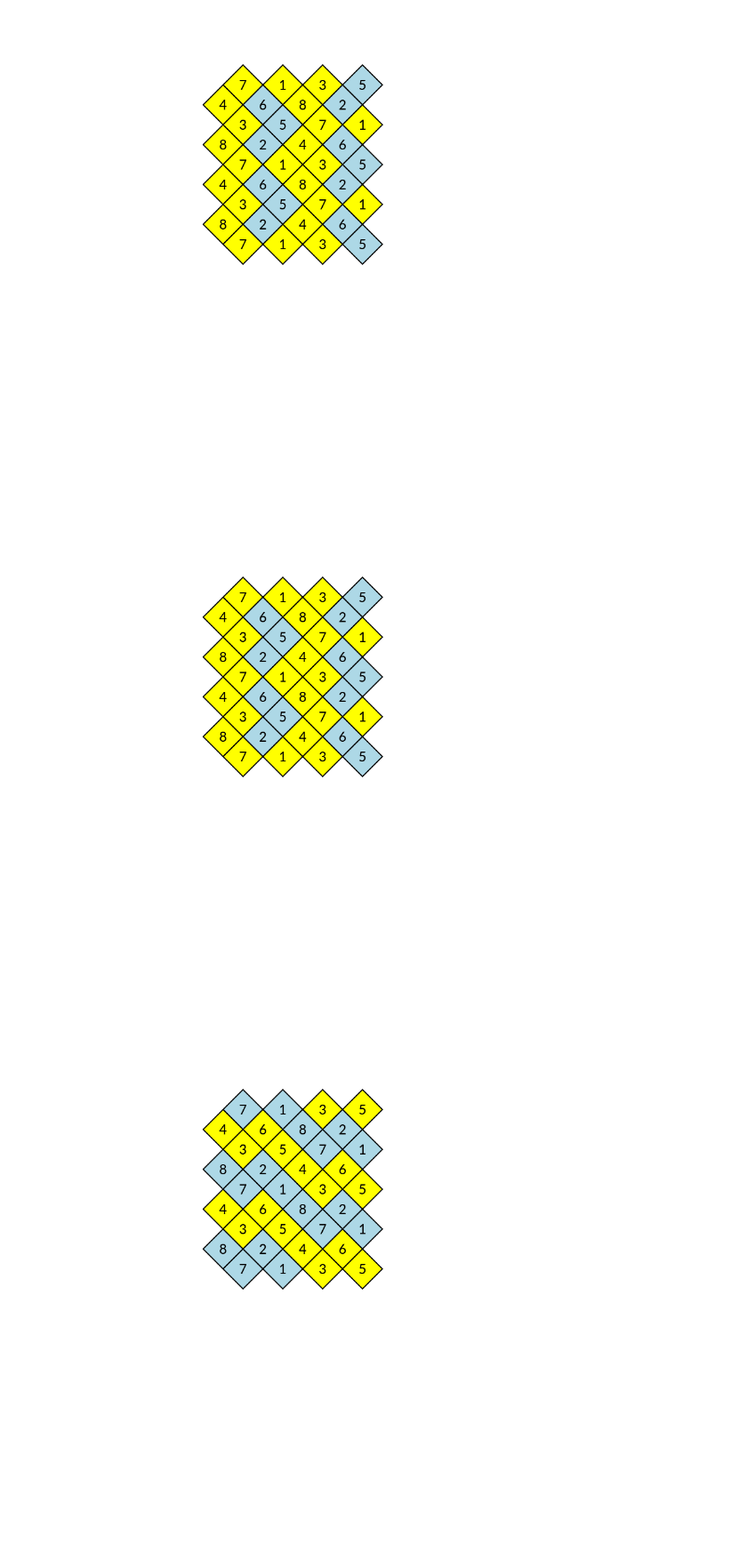
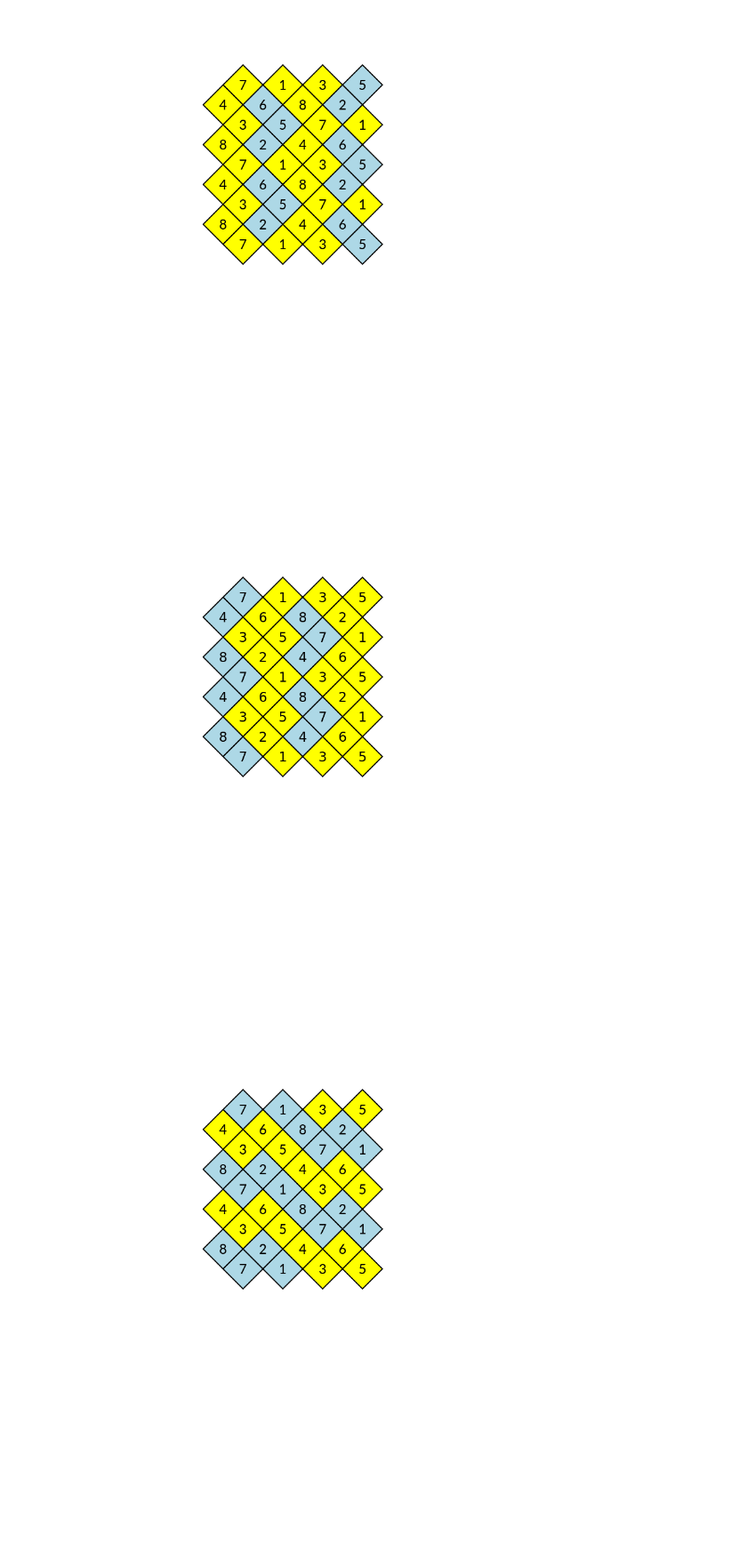
Before and after one commit to joshuarbholden/kumihimo, a Jupyter notebook: double_edo_yatsu_draw.ipynb, the cells around one changed output. Shown at 89% size. Saved outputs shown, nothing was run; the diff lists cells and outputs as text; code cells hidden in the pictures.

```diff
--- a/double_edo_yatsu_draw.ipynb
+++ b/double_edo_yatsu_draw.ipynb
@@ -412,15 +455,15 @@ using Luxor
 # %% [output]
 [figure]
 # %%
-#R14 and R18, 6 spot --- same as previous????
+#test, 6 spot
 using Luxor
 @draw begin
     fontsize(24)
-    grid= fillGrid(4, [1,0,0,0], [1,0,1,0], ["yellow", "light blue"])
+    grid= fillGrid(4, [0,0,0,1], [0,1,0,1], ["yellow", "light blue"])
     drawAbstractedGrid(4, grid, O-(0, 10unit), Point(-unit,unit), Point(unit,unit))
     end 25unit 25unit
 # %% [output]
-[figure, old version]
+[figure, new version]
 # %%
 #R9 and R17, 8 spot
 using Luxor
```
Also changed, not shown: parts of 6 cells of this notebook, 48 other files.
